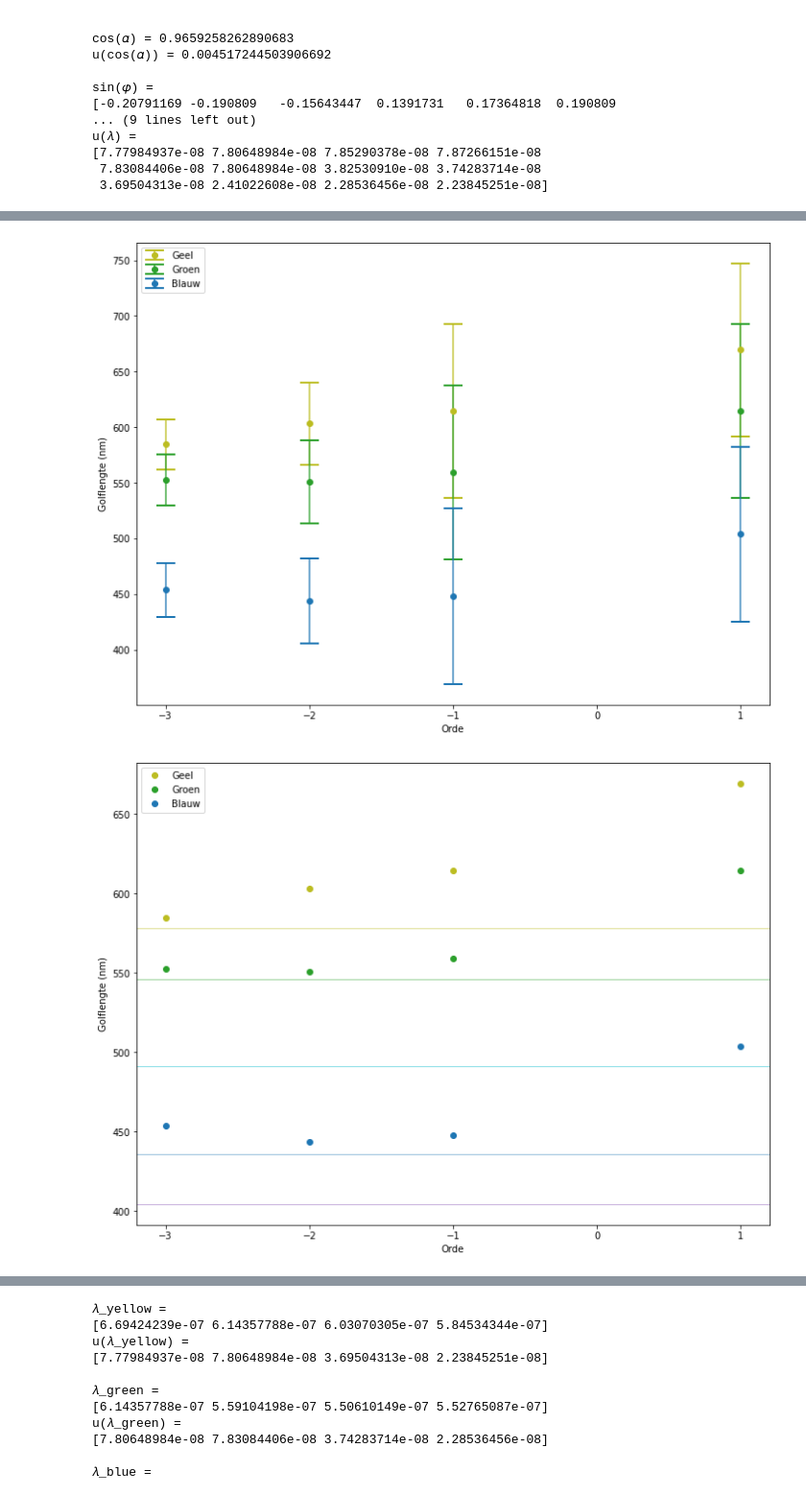
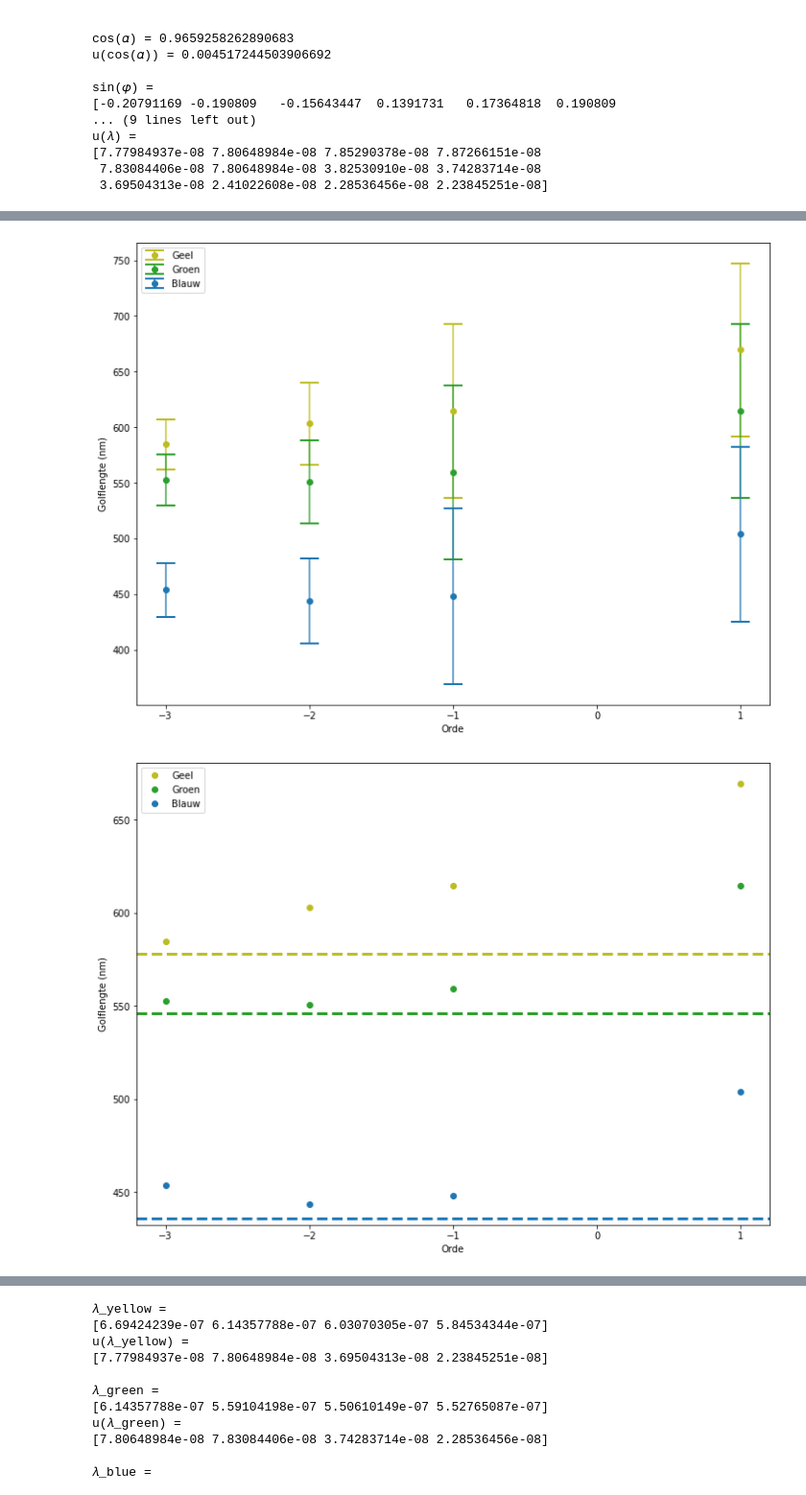
Before and after one commit to warnio/IPSpectraallijn, a Jupyter notebook: Template_Labjournal.ipynb, the cells around one changed output, grey strips where cells are left out. Shown: that part at 96% size. Drawn from its saved outputs; the diff is of its cells as text; code cells hidden in the pictures.

Commit message:
Improve graphs

```diff
--- a/Template_Labjournal.ipynb
+++ b/Template_Labjournal.ipynb
@@ -357,37 +357,38 @@ def plot(errorbar=True, colors=None, spectral_lines=False):
     if GREEN in colors:
         plot_series(plot_data_green, 'Groen', 'tab:green')
 
     if BLUE in colors:
         plot_series(plot_data_blue, 'Blauw', 'tab:blue')
 
     if spectral_lines:
-        axhline_style = { 'linewidth': 0.5 }
-        plt.axhline(578.1, m.min(), m.max(), color='tab:olive', **axhline_style)
-        plt.axhline(546.1, m.min(), m.max(), color='tab:green', **axhline_style)
-        plt.axhline(491.6, m.min(), m.max(), color='tab:cyan', **axhline_style)
-        plt.axhline(435.8, m.min(), m.max(), color='tab:blue', **axhline_style)
-        plt.axhline(404.7, m.min(), m.max(), color='tab:purple', **axhline_style)
+        axhline_style = { 'linewidth': 3, 'linestyle': 'dashed' }
+        if YELLOW in colors:
+            plt.axhline(578.1, m.min(), m.max(), color='tab:olive', **axhline_style)
+        if GREEN in colors:
+            plt.axhline(546.1, m.min(), m.max(), color='tab:green', **axhline_style)
+        if BLUE in colors:
+            plt.axhline(435.8, m.min(), m.max(), color='tab:blue', **axhline_style)
 
     plt.xlabel('Orde')
     plt.ylabel('Golflengte (nm)')
 
     plt.legend()
     plt.show()
 
 plot_yellow_only = { 'yellow': True, 'green': False, 'blue': False }
 plot_green_only = { 'yellow': False, 'green': True, 'blue': False }
 plot_blue_only = { 'yellow': False, 'green': False, 'blue': True }
 
 for sl in [False, True]:
     plot(errorbar=False, spectral_lines=sl)
     plot(colors=[YELLOW], spectral_lines=sl)
     plot(colors=[GREEN], spectral_lines=sl)
     plot(colors=[BLUE], spectral_lines=sl)
     plot(spectral_lines=sl)
 # %% [output]
 [figure]
 [figure]
 [figure]
 [figure]
 [figure]
-[figure, old version]
+[figure, new version]
```
Also changed, not shown: parts of 1 cell of this notebook.
